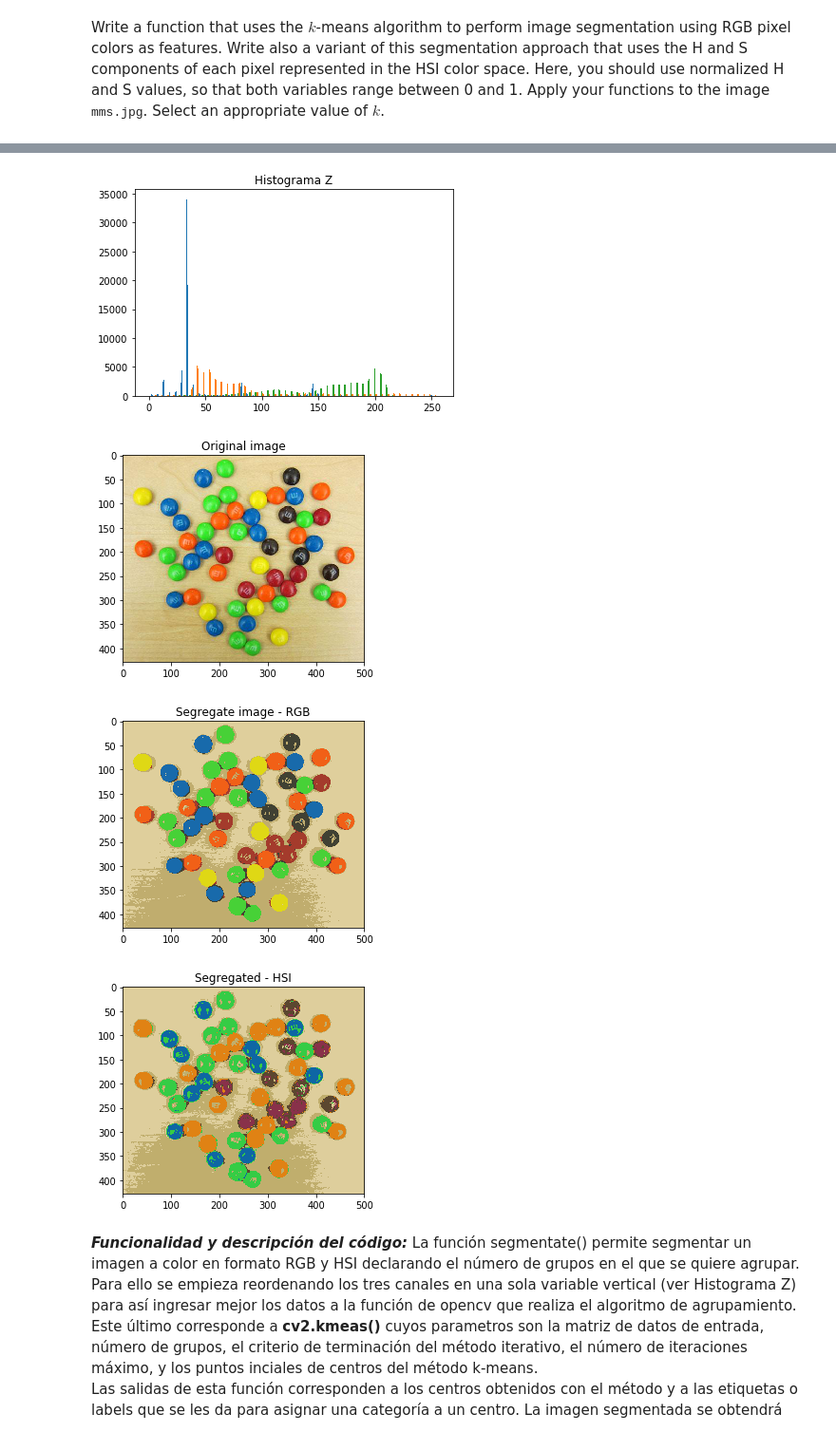
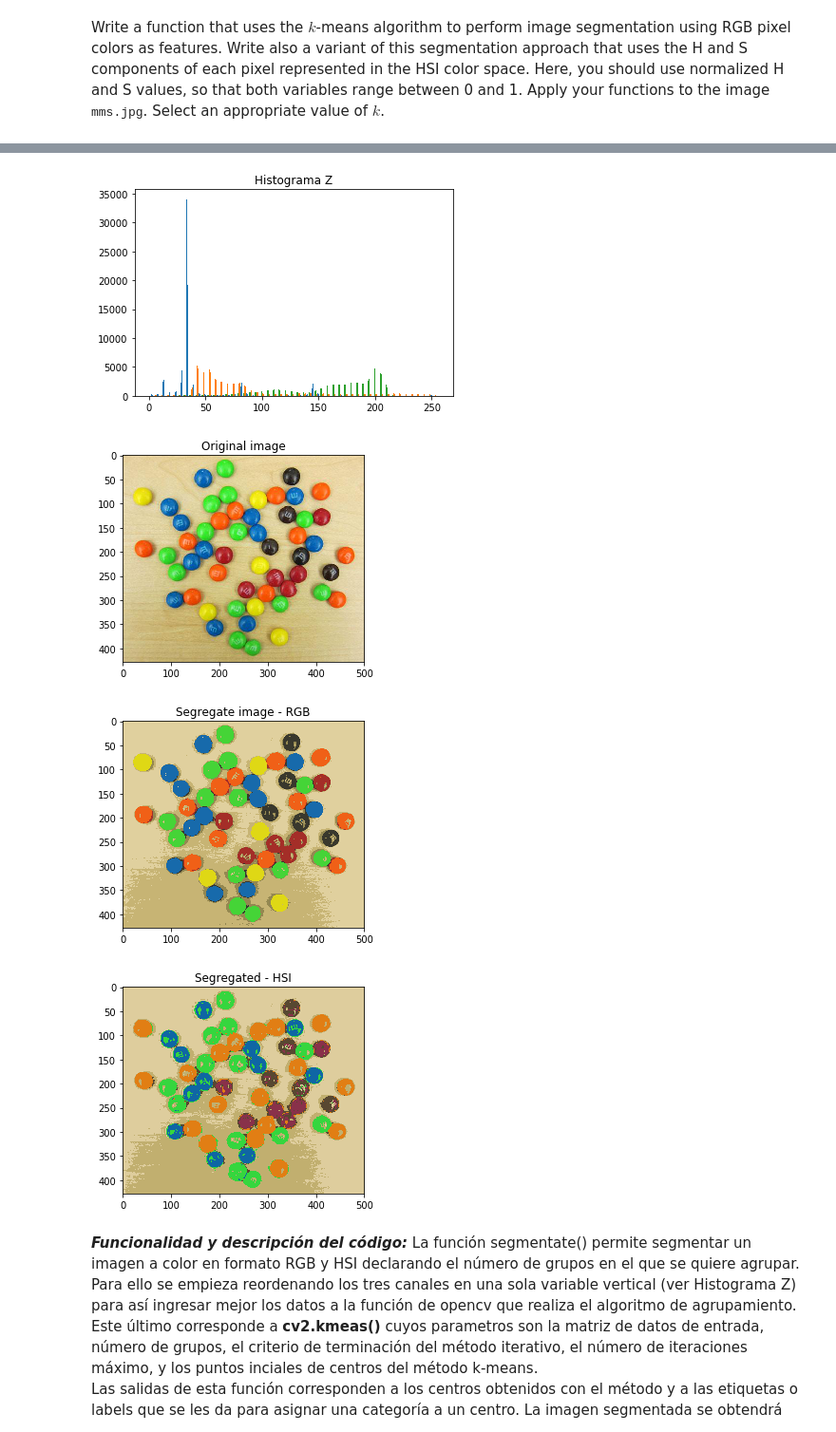
Before and after one commit to sorelyss/PDI, a Jupyter notebook: Problem_Set_4/problem_set_4.ipynb, the cells around one changed output, grey strips where cells are left out. Shown at 95% size. Saved outputs shown, nothing was run; the diff lists cells and outputs as text; code cells hidden in the pictures.

```diff
--- a/Problem_Set_4/problem_set_4.ipynb
+++ b/Problem_Set_4/problem_set_4.ipynb
@@ -505,37 +505,37 @@ def segmentate(image,k):
 
     Output:   out: numpy array con la imagen segmentada.
     ======
     """
     Z = image.reshape((-1,3)) # reordena matriz
     Z = np.float32(Z) # convierte a float32
     plt.figure(); plt.hist(Z,256,[0,256]); plt.title("Histograma Z"); plt.show()
     criteria = (cv2.TERM_CRITERIA_EPS + cv2.TERM_CRITERIA_MAX_ITER, 10, 1.0)
     _,label,center=cv2.kmeans(Z,k,None,criteria,10,cv2.KMEANS_RANDOM_CENTERS) # para OpenCV V3
     #_,label,center=cv2.kmeans(Z,k,criteria,10,cv2.KMEANS_RANDOM_CENTERS) # para OpenCV V2
 
     center = np.uint8(center) # convierte a uint8
     res = center[label.flatten()]
     out = res.reshape((image.shape)) # reordena matriz a orden original
     return out
 
 img =  cv2.imread("images/mms.jpg")
-agrRGB = segmentate(img,8)
+agrRGB = segmentate(img,9)
 
 h,s,i = bgr2hsi(img) # convert the image to HSI
 Nimg_HSI = cv2.merge((h/np.max(h)*255,s*255,i*255)).astype('uint8')
 agrHSI = segmentate(Nimg_HSI,7)
 h3,s3,i3 = cv2.split(agrHSI)
-agrHSI_rgb = hsi2rgb(h3/255.0 * m1,s3/255.0,i3/255.0) # convierte a RGB para mostrarla
+agrHSI_rgb = hsi2rgb(h3/255.0 * np.max(h),s3/255.0,i3/255.0) # convierte a RGB para mostrarla
 
 plt.figure(); plt.imshow(cv2.cvtColor(img, cv2.COLOR_BGR2RGB)); plt.title("Original image");
 plt.figure(); plt.imshow(cv2.cvtColor(agrRGB, cv2.COLOR_BGR2RGB)); plt.title("Segregate image - RGB");
 plt.figure(); plt.imshow(agrHSI_rgb); plt.title("Segregated - HSI");
 # %% [output]
 [figure]
 [figure]
 [figure]
-[figure, old version]
+[figure, new version]
-[figure, old version]
+[figure, new version]
 # %% [markdown]
 <p><em><strong>Funcionalidad y descripción del código:</strong></em> La función segmentate() permite segmentar un imagen a color en formato RGB y HSI declarando el número de grupos en el que se quiere agrupar.
 <br>Para ello se empieza reordenando los tres canales en una sola variable vertical (ver Histograma Z) para así ingresar mejor los datos a la función de opencv que realiza el algoritmo de agrupamiento. Este último corresponde a <strong>cv2.kmeas()</strong> cuyos parametros son la matriz de datos de entrada, número de grupos, el criterio de terminación del método iterativo, el número de iteraciones máximo, y los puntos inciales de centros del método k-means.
```
Also changed, not shown: 21 other files.
